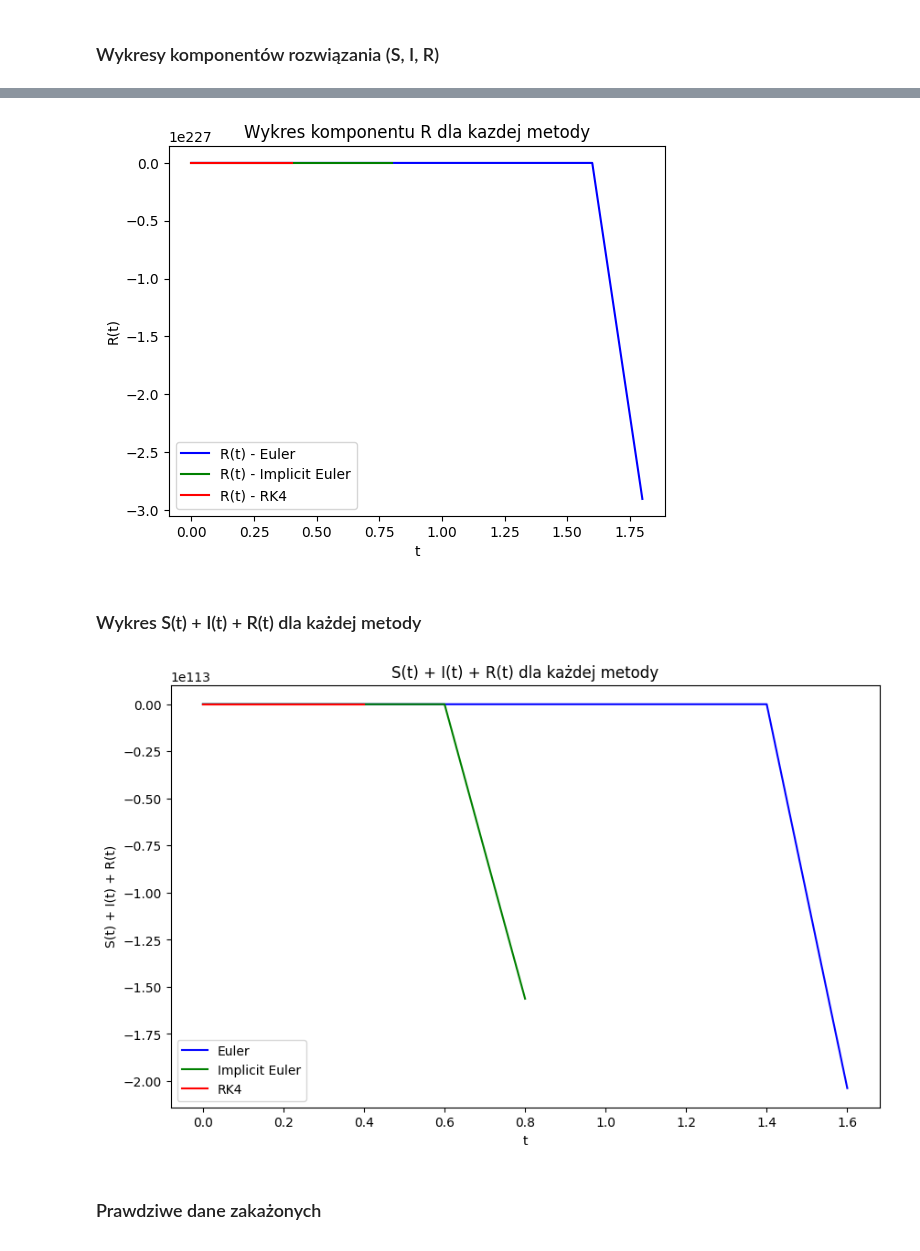
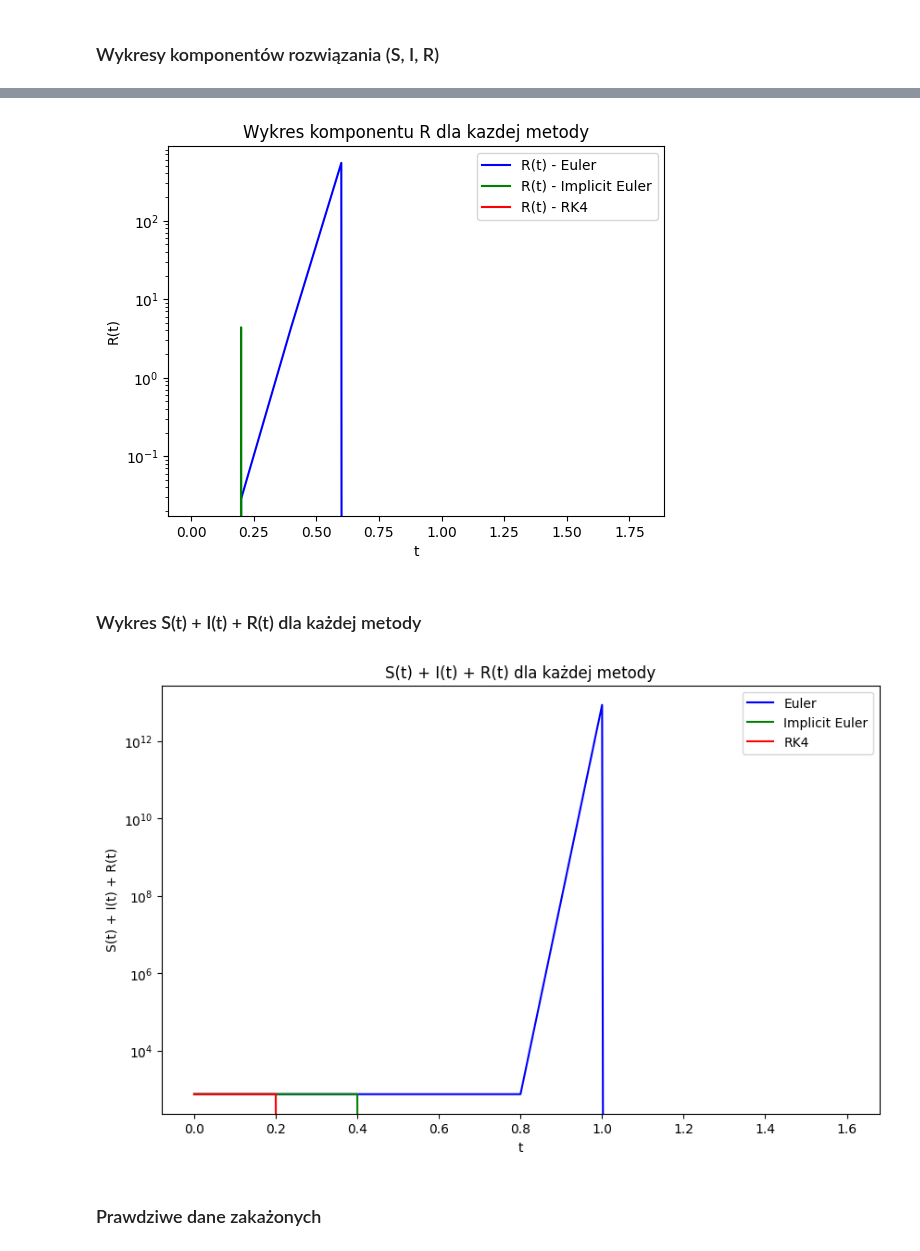
Before and after one commit to arturgesiarz/CalculationTechMethods-Course, a Jupyter notebook: lab09/ex3.ipynb, the cells around one changed output, grey strips where cells are left out. Cells and saved outputs as stored; diff of their text form; code cells hidden in the pictures.

```diff
--- a/lab09/ex3.ipynb
+++ b/lab09/ex3.ipynb
@@ -126,15 +125,15 @@ plt.show()
 # %%
 plt.title("Wykres komponentu R dla kazdej metody")
 plt.plot(t_euler, y_euler[:, 2], 'b', label='R(t) - Euler')
 plt.plot(t_implicit_euler, y_implicit_euler[:, 2], 'g', label='R(t) - Implicit Euler')
 plt.plot(t_rk4, y_rk4[:, 2], 'r', label='R(t) - RK4')
 plt.xlabel('t')
 plt.ylabel('R(t)')
+plt.yscale('log')
 plt.legend()
 plt.show()
-# poprawic wykresy !!
 # %% [output]
-[figure, old version]
+[figure, new version]
 # %% [markdown]
 ### Wykres S(t) + I(t) + R(t) dla każdej metody
 # %%
@@ -144,11 +143,12 @@ plt.plot(t_implicit_euler, y_implicit_euler[:, 0] + y_implicit_euler[:, 1] + y_i
 plt.plot(t_rk4, y_rk4[:, 0] + y_rk4[:, 1] + y_rk4[:, 2], 'r', label='RK4')
 plt.xlabel('t')
 plt.ylabel('S(t) + I(t) + R(t)')
+plt.yscale('log')
 plt.legend()
 plt.title('S(t) + I(t) + R(t) dla każdej metody')
 plt.show()
 # %% [output]
-[figure, old version]
+[figure, new version]
 # %% [markdown]
 ### Prawdziwe dane zakażonych
 # %%
```
Also changed, not shown: parts of 2 cells of this notebook, 2 other files.
